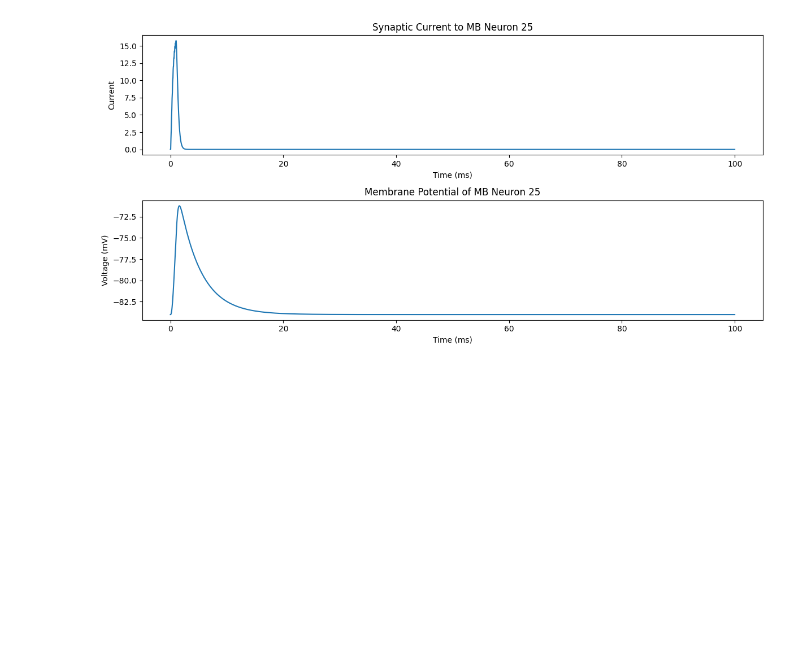
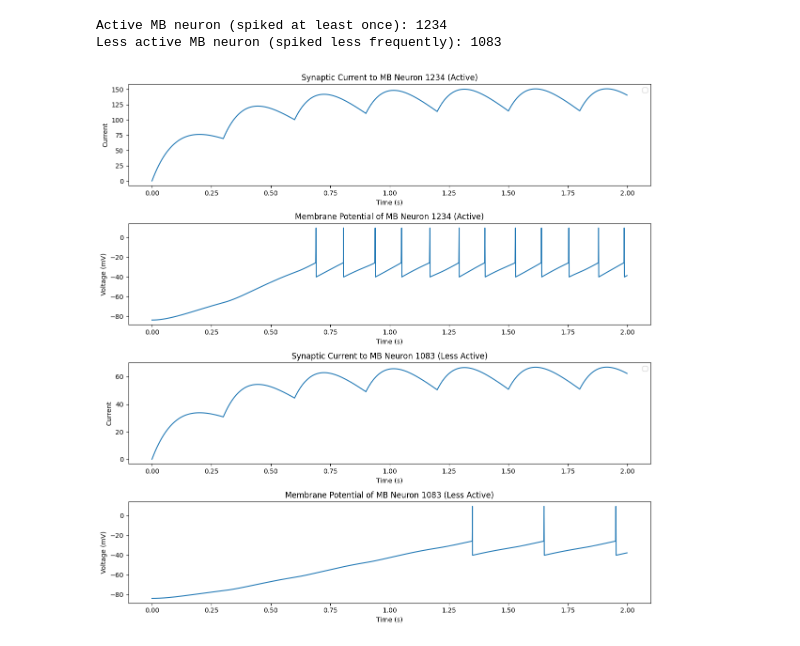
Before and after one commit to laurdang/NE593-Final-Project, a Jupyter notebook: model_with_LIF.ipynb, the cells around one changed output. Cells and saved outputs as stored; diff of their text form; code cells hidden in the pictures; blank space fills up the shorter version.

```diff
--- a/model_with_LIF.ipynb
+++ b/model_with_LIF.ipynb
@@ -155,0 +206,20 @@ print(np.unique((spikes_MB)))  # Print the first 100 time steps for the first 10
+# %%
+# Plot firing activty of MB Neurons
+
+# Plot 1: raster plot of MB neuron spikes
+plt.figure()
+for n in range(N_MB):
+    plt.vlines(t[spikes_MB[n] == 1], n + 0.5, n + 1.5)  # Plot vertical lines for spikes
+plt.xlabel('Time (s)')
+plt.ylabel('Neuron Index')
+plt.title('Spike Times of MB Neurons')
+plt.show()
+
+# Plot 2: histogram of spike counts across MB neurons
+plt.figure()
+spike_counts = np.sum(spikes_MB, axis=1)
+plt.hist(spike_counts, bins=np.arange(-0.5, np.max(spike_counts) + 1.5, 1), edgecolor='black')
+plt.xlabel('Number of Spikes')
+plt.ylabel('Number of MB Neurons')
+plt.title('Distribution of Spike Counts Across MB Neurons')
+plt.show()
@@ -156,21 +229,51 @@ print(np.unique((spikes_MB)))  # Print the first 100 time steps for the first 10
 # %%
-mb_id = 25 # Select an MB neuron to plot
+# --- CONFIRMATION TEST: Plot the input current and membrane potential of MB neurons ---
 
-plt.figure(figsize=(12, 6))
+# Collect example neurons based on activity level
+active_MB_neuron = np.where(spike_counts == np.max(spike_counts))[0]  # Indices of active MB neurons (that spiked at least once)
+less_active_MB_neuron = np.where(spike_counts == np.min(spike_counts))[0]  # Indices of less active MB neurons (that spiked less frequently)
 
-plt.subplot(2, 1, 1)
-plt.plot(t, I_MB[mb_id])
-plt.title(f"Synaptic Current to MB Neuron {mb_id}")
-plt.xlabel("Time (ms)")
+if len(active_MB_neuron) == 0:
+    print("No active MB neurons found.")
+if len(less_active_MB_neuron) == 0:
+    print("No inactive MB neurons found.")
+
+active_MB_neuron = np.random.choice(active_MB_neuron)
+less_active_MB_neuron = np.random.choice(less_active_MB_neuron)
+
+print(f"Active MB neuron (spiked at least once): {active_MB_neuron}")
+print(f"Less active MB neuron (spiked less frequently): {less_active_MB_neuron}")
+
+plt.figure(figsize=(12, 12))
+plt.subplot(4, 1, 1)
+plt.plot(t, I_MB[active_MB_neuron])
+plt.title(f"Synaptic Current to MB Neuron {active_MB_neuron} (Active)")
+plt.legend()
+plt.xlabel("Time (s)")
 plt.ylabel("Current")
 
-plt.subplot(2, 1, 2)
-plt.plot(t, V_MB[mb_id])
-plt.title(f"Membrane Potential of MB Neuron {mb_id}")
-plt.xlabel("Time (ms)")
+plt.subplot(4, 1, 2)
+plt.plot(t, V_MB[active_MB_neuron])
+plt.title(f"Membrane Potential of MB Neuron {active_MB_neuron} (Active)")
+plt.xlabel("Time (s)")
+plt.ylabel("Voltage (mV)")
+
+plt.subplot(4, 1, 3)
+plt.plot(t, I_MB[less_active_MB_neuron])
+plt.title(f"Synaptic Current to MB Neuron {less_active_MB_neuron} (Less Active)")
+plt.legend()
+plt.xlabel("Time (s)")
+plt.ylabel("Current")
+
+plt.subplot(4, 1, 4)
+plt.plot(t, V_MB[less_active_MB_neuron])
+plt.title(f"Membrane Potential of MB Neuron {less_active_MB_neuron} (Less Active)")
+plt.xlabel("Time (s)")
 plt.ylabel("Voltage (mV)")
 
 plt.tight_layout()
 plt.show()
 # %% [output]
+Active MB neuron (spiked at least once): 1234
+Less active MB neuron (spiked less frequently): 1083
-[figure, old version]
+[figure, new version]
```
Also changed, not shown: parts of 9 cells of this notebook.
